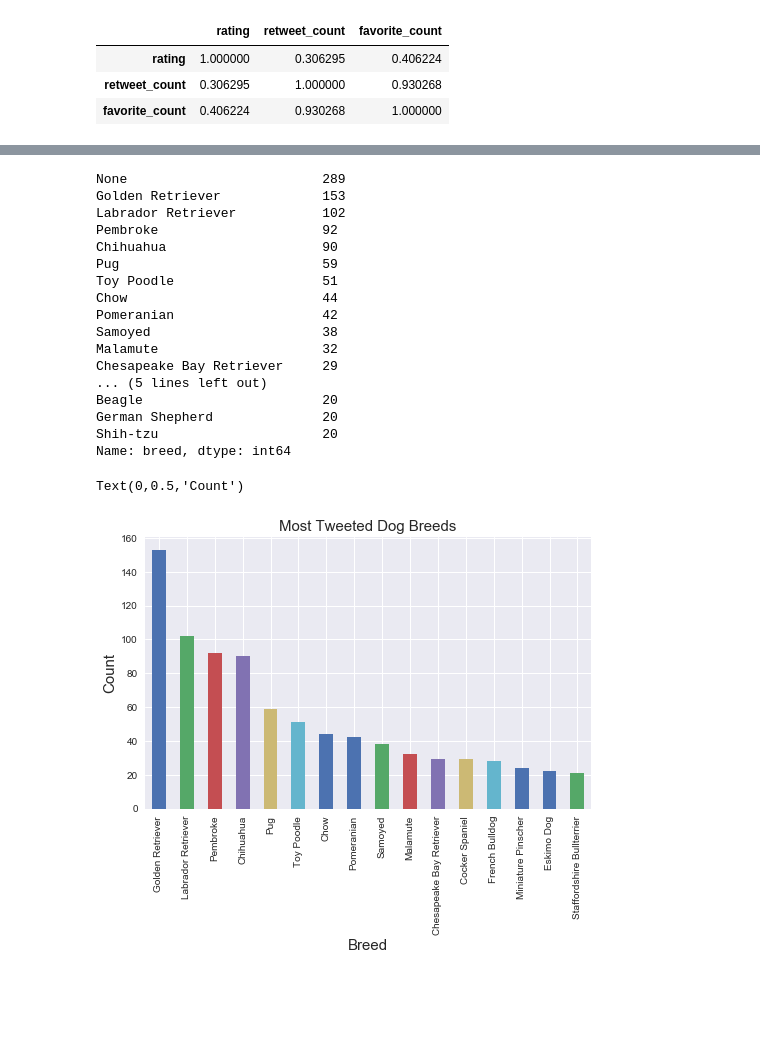
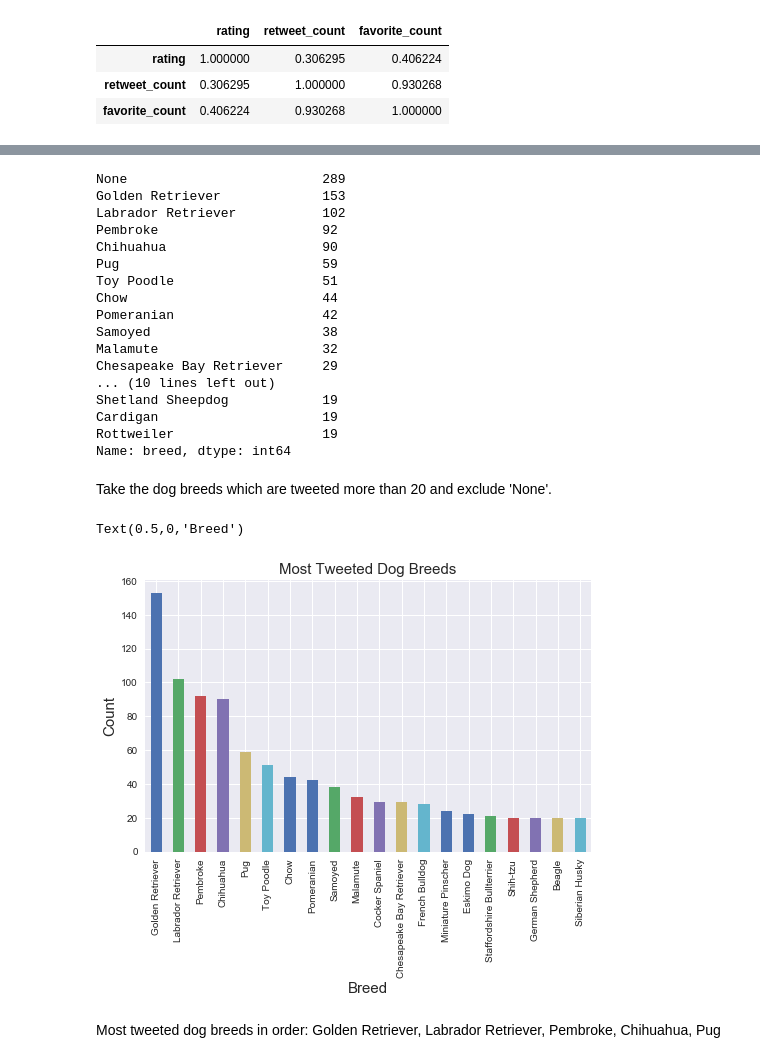
Before and after one commit to yagmurdalman/wrangle-and-analyze-data, a Jupyter notebook: wrangle_act.ipynb, the cells around one changed output, grey strips where cells are left out. Drawn from its saved outputs; the diff is of its cells as text; code cells hidden in the pictures; blank space fills up the shorter version.

```diff
--- a/wrangle_act.ipynb
+++ b/wrangle_act.ipynb
@@ -1441,5 +1551,5 @@ df[['rating','retweet_count','favorite_count']].corr(method = 'pearson')
 # %%
-df.breed.value_counts()[:20]
+df.breed.value_counts()[:25]
 # %% [output]
 None                         289
 Golden Retriever             153
@@ -1453,16 +1563,21 @@ Pomeranian                   42
 Samoyed                      38
 Malamute                     32
 Chesapeake Bay Retriever     29
-... (5 lines left out)
-Beagle                       20
-German Shepherd              20
-Shih-tzu                     20
+... (10 lines left out)
+Shetland Sheepdog            19
+Cardigan                     19
+Rottweiler                   19
 Name: breed, dtype: int64
+# %% [markdown]
+Take the dog breeds which are tweeted more than 20 and exclude 'None'.
 # %%
-df.breed.value_counts()[1:17].plot(kind='bar', figsize=(8,5))
+hot_breeds=df.groupby('breed').filter(lambda x: 200 > len(x) > 19)
+hot_breeds['breed'].value_counts().plot(kind = 'bar', figsize=(8,5))
 plt.title('Most Tweeted Dog Breeds', fontsize=15)
+plt.ylabel('Count', fontsize=15)
 plt.xlabel('Breed', fontsize=15)
-plt.ylabel('Count', fontsize=15)
 # %% [output]
-Text(0,0.5,'Count')
+Text(0.5,0,'Breed')
-[figure, old version]
+[figure, new version]
+# %% [markdown]
+Most tweeted dog breeds in order: Golden Retriever, Labrador Retriever, Pembroke, Chihuahua, Pug
```
Also changed, not shown: parts of 33 cells of this notebook.
